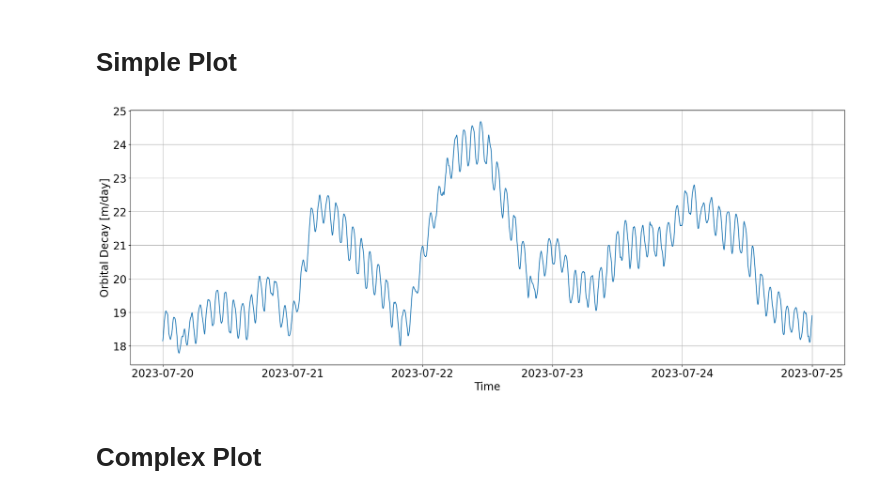
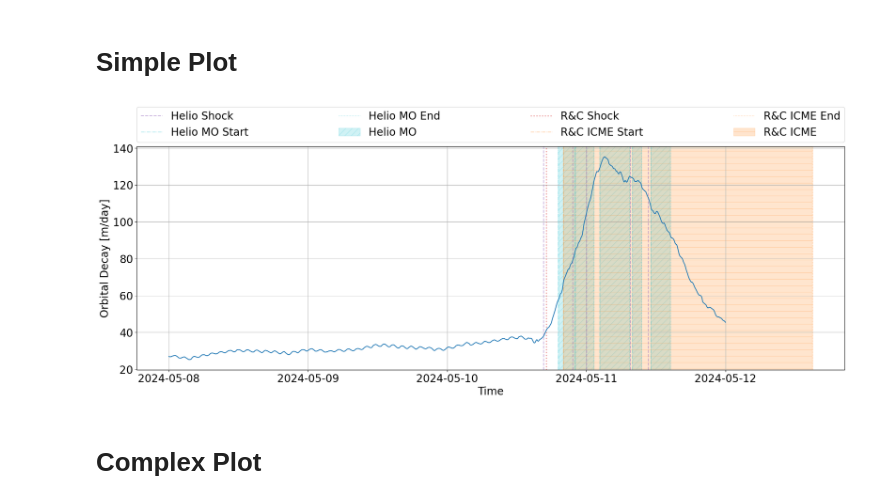
Before and after one commit to David-Student-Bern/MT, a Jupyter notebook: Analysis/Orbital_Decay/GFOC_decay.ipynb, the cells around one changed output. Drawn from its saved outputs; the diff is of its cells as text; code cells hidden in the pictures.

```diff
--- a/Analysis/Orbital_Decay/GFOC_decay.ipynb
+++ b/Analysis/Orbital_Decay/GFOC_decay.ipynb
@@ -66,18 +66,18 @@ Successfully loaded data with shape: (3157920, 7)
 # %%
 from utils.plot_loader import plot_orbital_decay, plot_lombscargle_periodogram
 
 # =========================== Input ===================================
-start_date = '2023-07-20 00:00:00'
-end_date = '2023-07-25 00:00:00'
+start_date = '2024-05-08 00:00:00'
+end_date = '2024-05-12 00:00:00'
 
 # Add an option for monthly, daily, or hourly ticks
 tick_interval = 'daily'  # Change to 'monthly', 'daily', or 'hourly'
 tick_step = 1  # Step for the ticks (e.g., every month =1, every 2 months = 2, etc)
 
-Flags = False
+Flags = True
 plot_orbital_decay(GFOC_data, None, start_date, end_date, tick_interval, tick_step, FLAGS=Flags, Lombscargle=False, figsize=(20, 8), font_size=20)
 # %% [output]
-[figure, old version]
+[figure, new version]
 # %% [markdown]
 # Complex Plot
 # %% [markdown]
```
Also changed, not shown: 3 other files.
